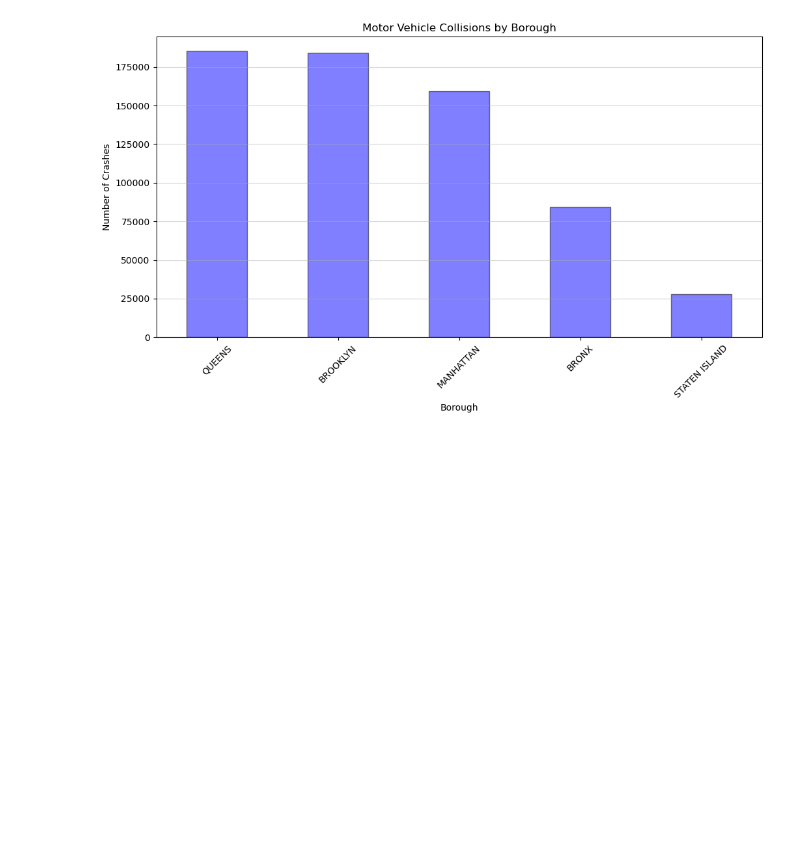
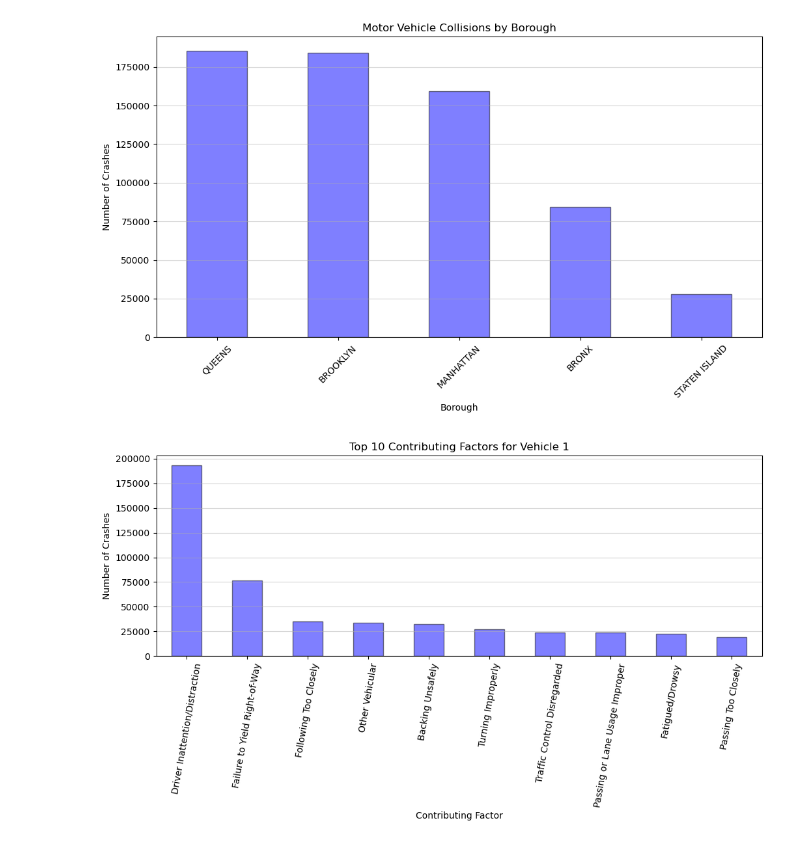
Before and after one commit to s204257/Final_project_02806, a Jupyter notebook: Data.ipynb, the cells around one changed output. Saved outputs shown, nothing was run; the diff lists cells and outputs as text; code cells hidden in the pictures; blank space fills up the shorter version.

```diff
--- a/Data.ipynb
+++ b/Data.ipynb
@@ -32,3 +32,6 @@ df.to_csv("sorted_data.csv", index=False)'''
 file = 'sorted_data.csv'
 
 data = pd.read_csv(file)
+# %%
+data['Month'] = pd.to_datetime(data['CRASH DATE']).dt.month
+data['Day'] = pd.to_datetime(data['CRASH DATE']).dt.day
@@ -59,3 +120,15 @@ plt.grid(axis='y', alpha=0.5)
 plt.show()
 # %% [output]
 [figure]
+# %%
+# Plot the crashes by contributing factor
+plt.figure(figsize=(12, 4))
+data['CONTRIBUTING FACTOR VEHICLE 1'].value_counts().head(10).plot(kind='bar', color='blue', alpha=0.5, edgecolor='black')
+plt.title('Top 10 Contributing Factors for Vehicle 1')
+plt.xlabel('Contributing Factor')
+plt.ylabel('Number of Crashes')
+plt.xticks(rotation=80)
+plt.grid(axis='y', alpha=0.5)
+plt.show()
+# %% [output]
+[figure, added]
```
Also changed, not shown: parts of 7 cells of this notebook.
